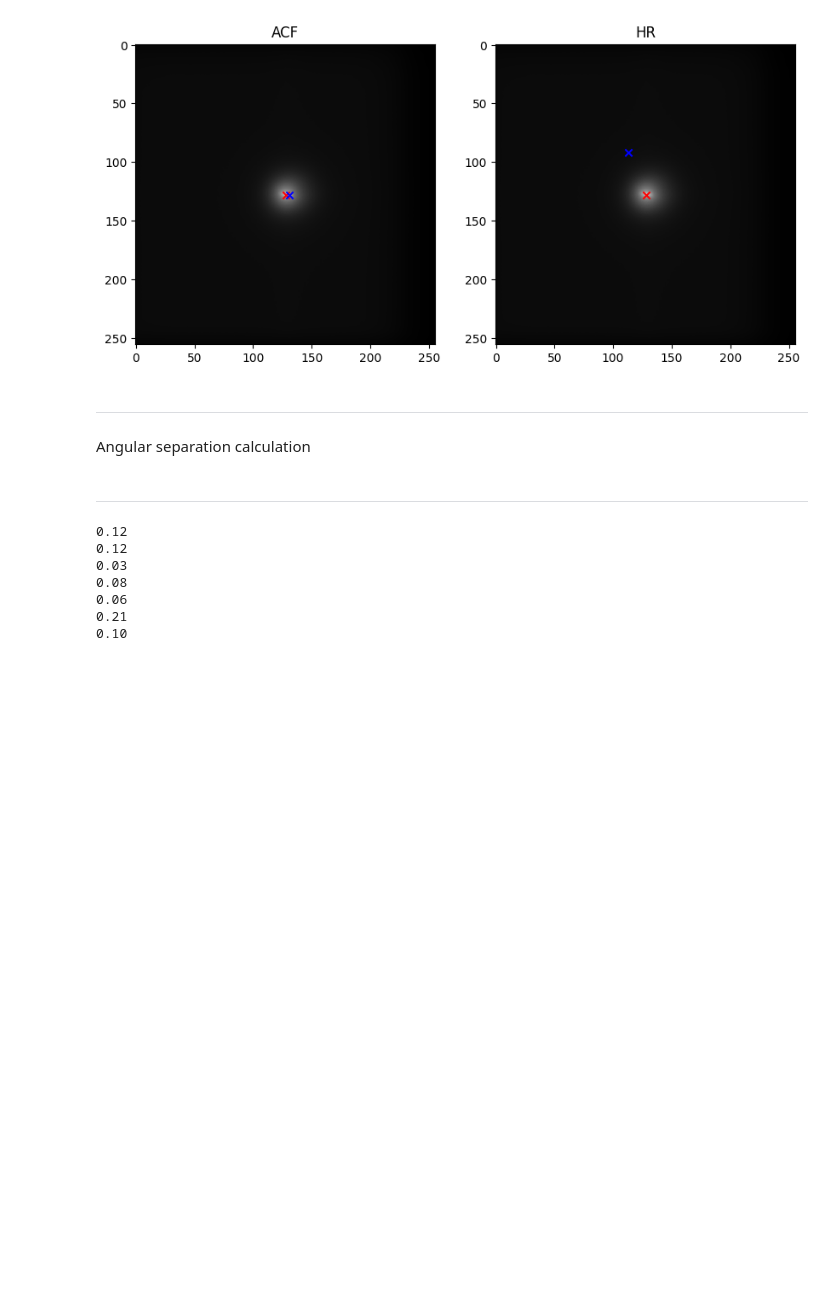
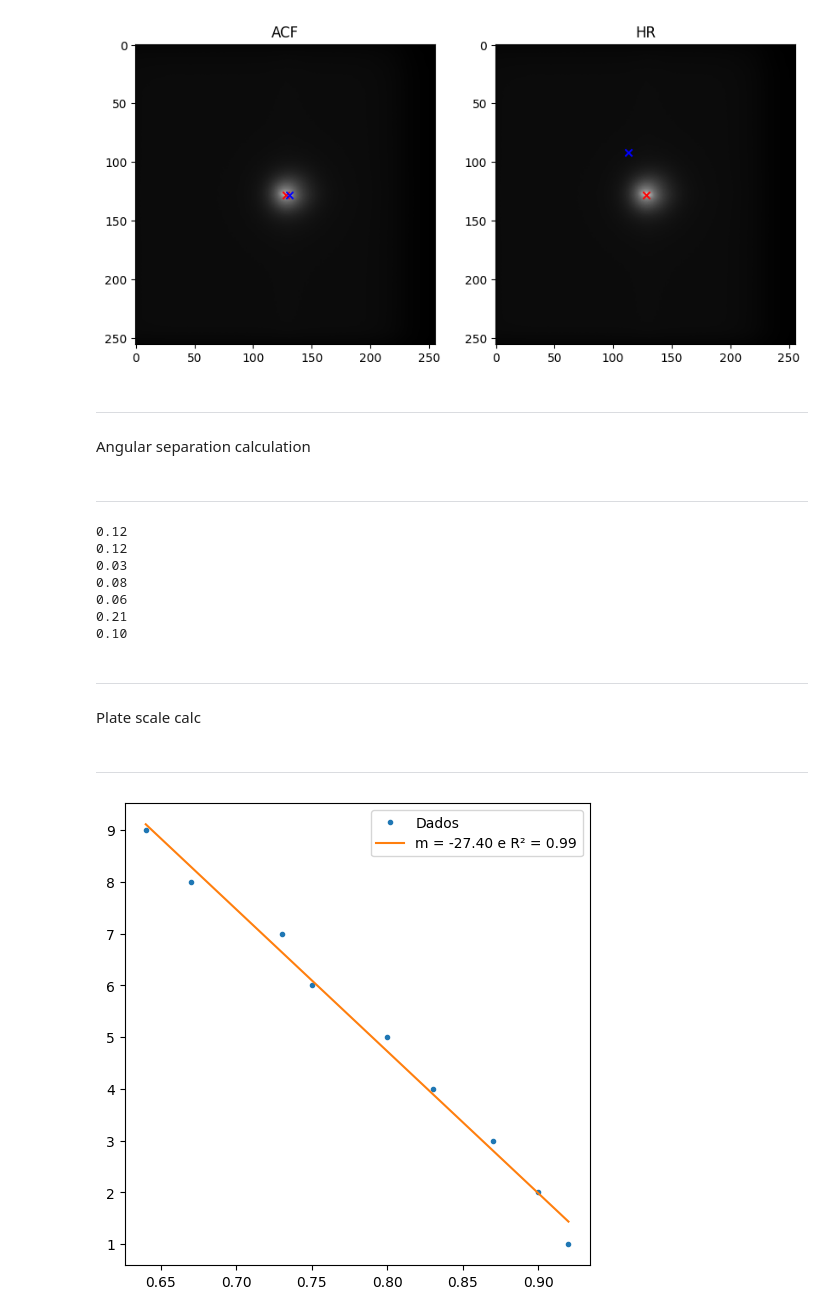
Before and after one commit to lucaspereira1342/Speckle, a Jupyter notebook: speckle_data_reduction.ipynb, the cells around one changed output. Cells and saved outputs as stored; diff of their text form; code cells hidden in the pictures; blank space fills up the shorter version.

Commit message:
Plate scale and seeing calc

```diff
--- a/speckle_data_reduction.ipynb
+++ b/speckle_data_reduction.ipynb
@@ -724,3 +754,30 @@ for i in rho:
 0.06
 0.21
 0.10
+# %% [markdown]
+----
+# %% [markdown]
+Plate scale calc
+# %% [markdown]
+----
+# %%
+LE = f''
+
+ydata = np.array([1, 2, 3, 4, 5, 6, 7, 8, 9])
+xdata = np.array([0.92, 0.90, 0.87, 0.83, 0.80, 0.75, 0.73, 0.67, 0.64])
+
+coef, error, r2_score, Fij = linear_regression(xdata, ydata)
+
+xcalc = np.linspace(xdata.min(), xdata.max(), 100)
+ycalc = Fij(xcalc) @ coef
+
+ep = coef[1]
+seeing = seeing(LE, ep)
+
+plt.figure(figsize=(6, 6))
+plt.plot(xdata, ydata, '.', label='Dados')
+plt.plot(xcalc, ycalc, '-', label=f'm = {coef[1]:.2f} e R² = {r2_score:.2f}')
+plt.legend()
+plt.show()
+# %% [output]
+[figure, added]
```
Also changed, not shown: parts of 2 cells of this notebook.
